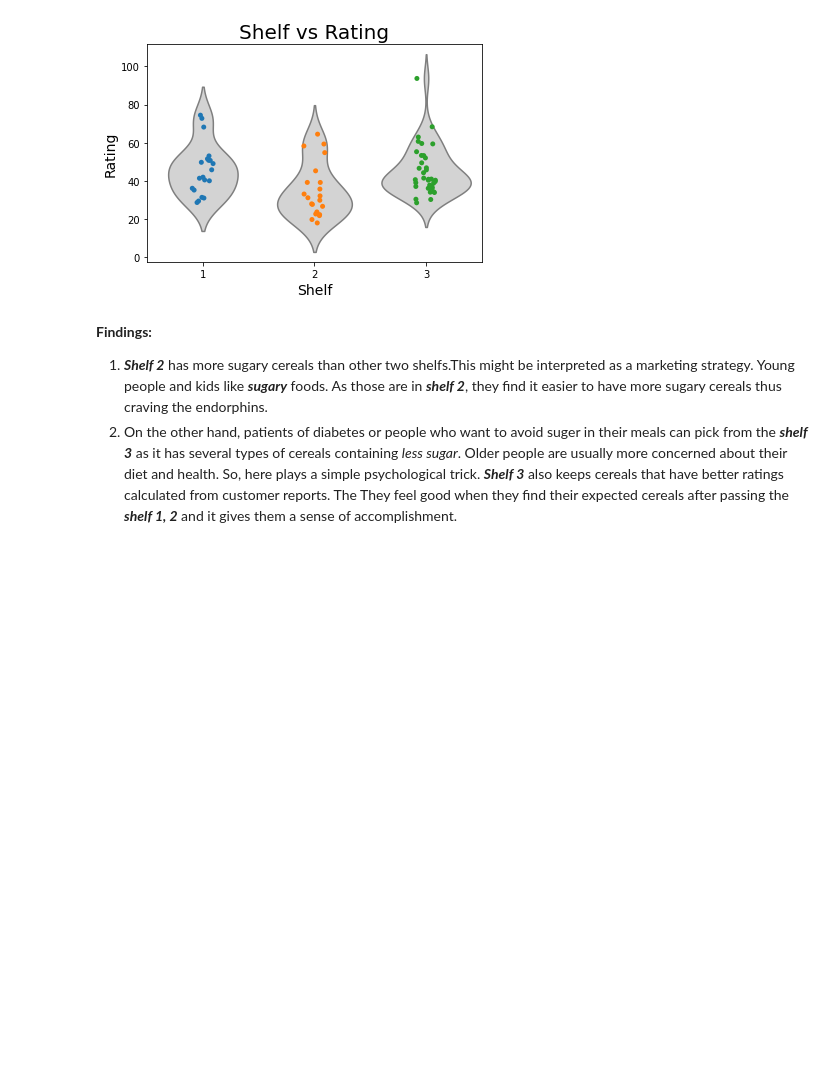
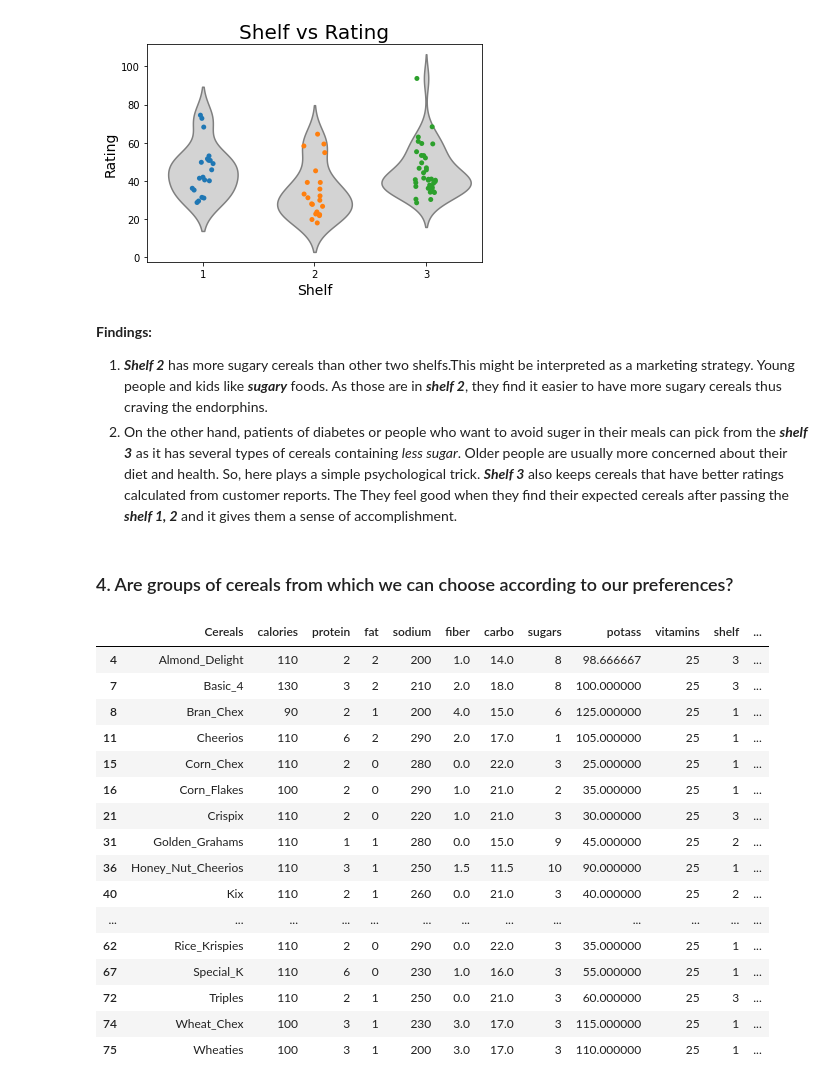
Before and after one commit to zaedulislam/Machine_Learning_Projects, a Jupyter notebook: Cereal/Cereal.ipynb, the cells around one changed output. Cells and saved outputs as stored; diff of their text form; code cells hidden in the pictures; blank space fills up the shorter version.

Commit message:
Separate clusters

```diff
--- a/Cereal/Cereal.ipynb
+++ b/Cereal/Cereal.ipynb
@@ -315,3 +310,28 @@ plt.show()
 1. ***Shelf 2*** has more sugary cereals than other two shelfs.This might be interpreted as a marketing strategy. Young people and kids like ***sugary*** foods. As those are in ***shelf 2***, they find it easier to have  more sugary cereals thus craving the endorphins.
 2. On the other hand, patients of diabetes or people who want to avoid suger in their meals can pick from the ***shelf 3*** as it has several types of cereals containing *less sugar*. Older people are usually more concerned about their diet and health. So, here  plays a simple psychological trick. ***Shelf 3*** also keeps cereals that have better ratings calculated from  customer reports. The They feel good when they find their expected cereals after passing the ***shelf 1, 2***
 and it gives them a sense of accomplishment.
+# %% [markdown]
+### 4. Are groups of cereals from which we can choose according to our preferences?
+# %%
+
+clusterOne = dataset.loc[dataset['cluster id'] == 0]
+clusterOneDimensions = clusterOne.shape
+clusterOne.head(clusterOneDimensions[0])
+# %% [output]
+|  | Cereals | calories | protein | fat | sodium | fiber | carbo | sugars | potass | vitamins | shelf | ... |
+| 4 | Almond_Delight | 110 | 2 | 2 | 200 | 1.0 | 14.0 | 8 | 98.666667 | 25 | 3 | ... |
+| 7 | Basic_4 | 130 | 3 | 2 | 210 | 2.0 | 18.0 | 8 | 100.000000 | 25 | 3 | ... |
+| 8 | Bran_Chex | 90 | 2 | 1 | 200 | 4.0 | 15.0 | 6 | 125.000000 | 25 | 1 | ... |
+| 11 | Cheerios | 110 | 6 | 2 | 290 | 2.0 | 17.0 | 1 | 105.000000 | 25 | 1 | ... |
+| 15 | Corn_Chex | 110 | 2 | 0 | 280 | 0.0 | 22.0 | 3 | 25.000000 | 25 | 1 | ... |
+| 16 | Corn_Flakes | 100 | 2 | 0 | 290 | 1.0 | 21.0 | 2 | 35.000000 | 25 | 1 | ... |
+| 21 | Crispix | 110 | 2 | 0 | 220 | 1.0 | 21.0 | 3 | 30.000000 | 25 | 3 | ... |
+| 31 | Golden_Grahams | 110 | 1 | 1 | 280 | 0.0 | 15.0 | 9 | 45.000000 | 25 | 2 | ... |
+| 36 | Honey_Nut_Cheerios | 110 | 3 | 1 | 250 | 1.5 | 11.5 | 10 | 90.000000 | 25 | 1 | ... |
+| 40 | Kix | 110 | 2 | 1 | 260 | 0.0 | 21.0 | 3 | 40.000000 | 25 | 2 | ... |
+| ... | ... | ... | ... | ... | ... | ... | ... | ... | ... | ... | ... | ... |
+| 62 | Rice_Krispies | 110 | 2 | 0 | 290 | 0.0 | 22.0 | 3 | 35.000000 | 25 | 1 | ... |
+| 67 | Special_K | 110 | 6 | 0 | 230 | 1.0 | 16.0 | 3 | 55.000000 | 25 | 1 | ... |
+| 72 | Triples | 110 | 2 | 1 | 250 | 0.0 | 21.0 | 3 | 60.000000 | 25 | 3 | ... |
+| 74 | Wheat_Chex | 100 | 3 | 1 | 230 | 3.0 | 17.0 | 3 | 115.000000 | 25 | 1 | ... |
+| 75 | Wheaties | 100 | 3 | 1 | 200 | 3.0 | 17.0 | 3 | 110.000000 | 25 | 1 | ... |
```
Also changed, not shown: parts of 10 cells of this notebook.
